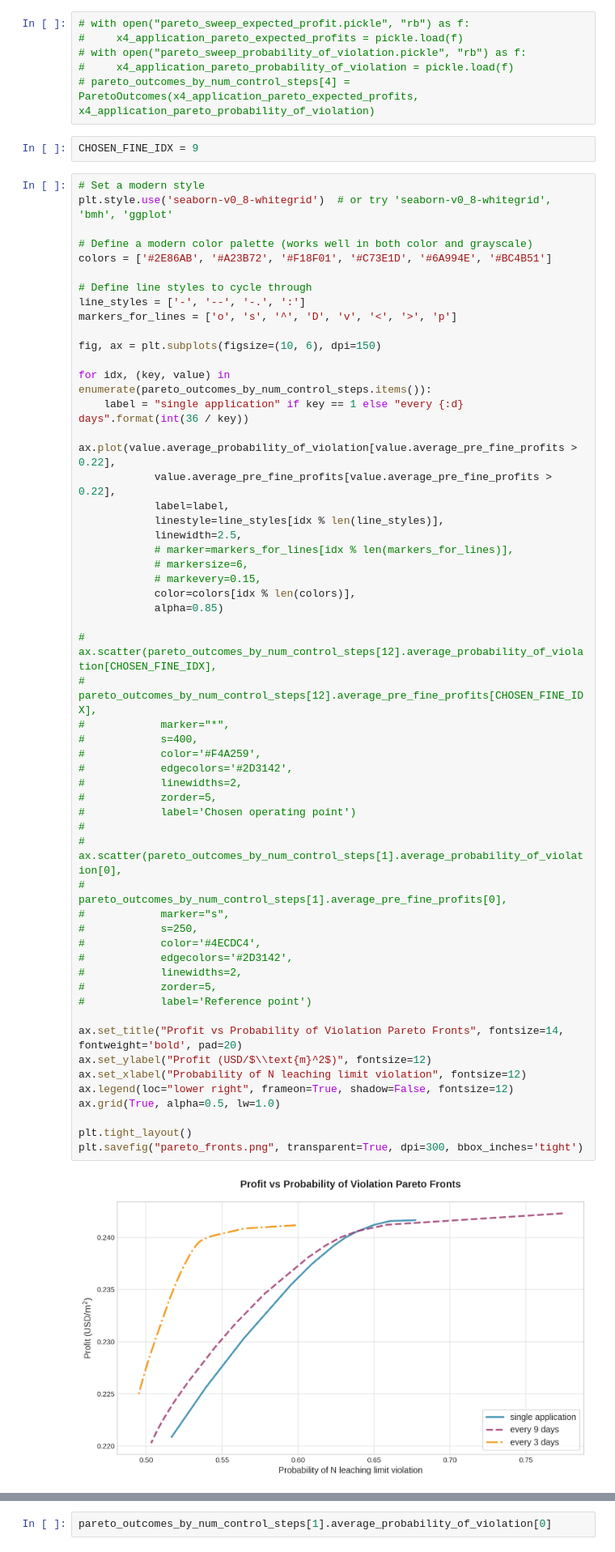
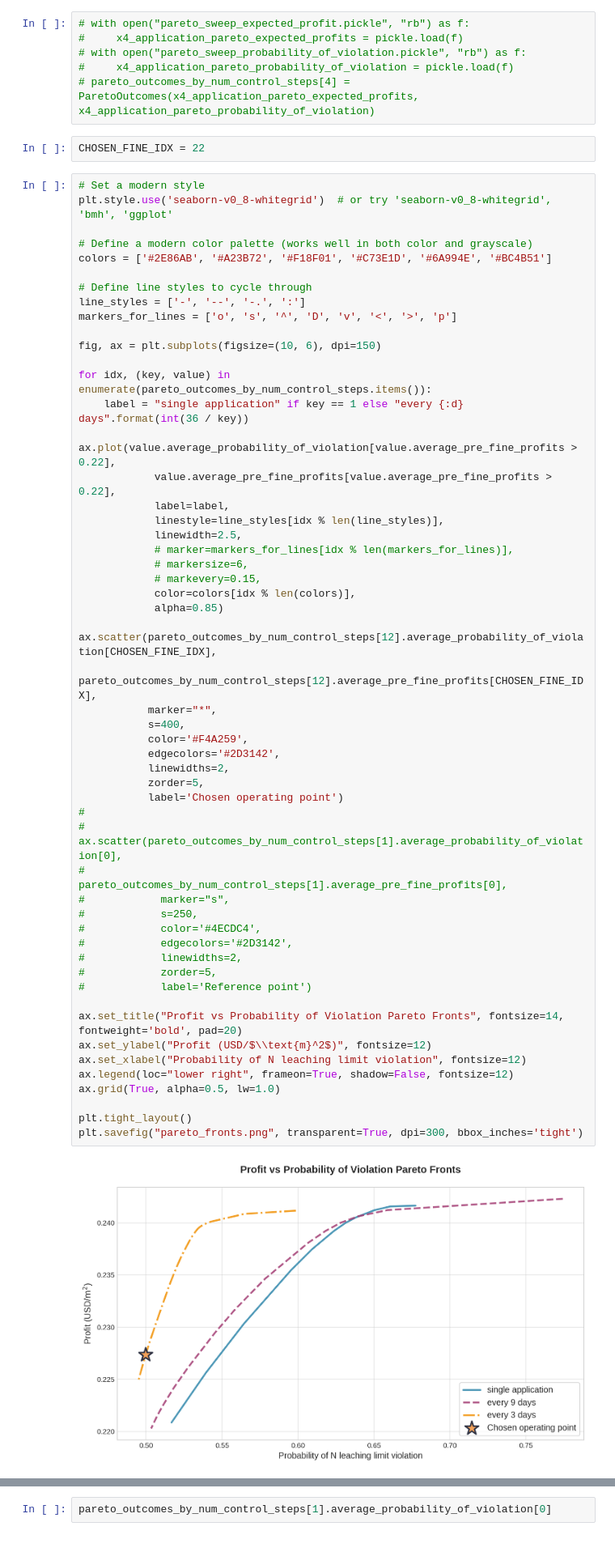
Before and after one commit to ryegleason/Optimal-Crop-Control, a Jupyter notebook: pareto_comparisons.ipynb, the cells around one changed output, grey strips where cells are left out. Shown at 81% size. Drawn from its saved outputs; the diff is of its cells as text.

```diff
--- a/pareto_comparisons.ipynb
+++ b/pareto_comparisons.ipynb
@@ -81,7 +81,7 @@ array([0.59851396, 0.56487898, 0.5426472 , 0.53865761, 0.53646813,
 #     x4_application_pareto_probability_of_violation = pickle.load(f)
 # pareto_outcomes_by_num_control_steps[4] = ParetoOutcomes(x4_application_pareto_expected_profits, x4_application_pareto_probability_of_violation)
 # %%
-CHOSEN_FINE_IDX = 9
+CHOSEN_FINE_IDX = 22
 # %%
 # Set a modern style
 plt.style.use('seaborn-v0_8-whitegrid')  # or try 'seaborn-v0_8-whitegrid', 'bmh', 'ggplot'
@@ -101,43 +101,43 @@ for idx, (key, value) in enumerate(pareto_outcomes_by_num_control_steps.items())
             value.average_pre_fine_profits[value.average_pre_fine_profits > 0.22],
             label=label,
             linestyle=line_styles[idx % len(line_styles)],
             linewidth=2.5,
             # marker=markers_for_lines[idx % len(markers_for_lines)],
             # markersize=6,
             # markevery=0.15,
             color=colors[idx % len(colors)],
             alpha=0.85)
 
-# ax.scatter(pareto_outcomes_by_num_control_steps[12].average_probability_of_violation[CHOSEN_FINE_IDX],
-#            pareto_outcomes_by_num_control_steps[12].average_pre_fine_profits[CHOSEN_FINE_IDX],
-#            marker="*",
-#            s=400,
-#            color='#F4A259',
-#            edgecolors='#2D3142',
-#            linewidths=2,
-#            zorder=5,
-#            label='Chosen operating point')
+ax.scatter(pareto_outcomes_by_num_control_steps[12].average_probability_of_violation[CHOSEN_FINE_IDX],
+           pareto_outcomes_by_num_control_steps[12].average_pre_fine_profits[CHOSEN_FINE_IDX],
+           marker="*",
+           s=400,
+           color='#F4A259',
+           edgecolors='#2D3142',
+           linewidths=2,
+           zorder=5,
+           label='Chosen operating point')
 #
 # ax.scatter(pareto_outcomes_by_num_control_steps[1].average_probability_of_violation[0],
 #            pareto_outcomes_by_num_control_steps[1].average_pre_fine_profits[0],
 #            marker="s",
 #            s=250,
 #            color='#4ECDC4',
 #            edgecolors='#2D3142',
 #            linewidths=2,
 #            zorder=5,
 #            label='Reference point')
 
 ax.set_title("Profit vs Probability of Violation Pareto Fronts", fontsize=14, fontweight='bold', pad=20)
 ax.set_ylabel("Profit (USD/$\\text{m}^2$)", fontsize=12)
 ax.set_xlabel("Probability of N leaching limit violation", fontsize=12)
 ax.legend(loc="lower right", frameon=True, shadow=False, fontsize=12)
 ax.grid(True, alpha=0.5, lw=1.0)
 
 plt.tight_layout()
 plt.savefig("pareto_fronts.png", transparent=True, dpi=300, bbox_inches='tight')
 # %% [output]
-[figure, old version]
+[figure, new version]
 # %%
 for i in range(len(leaching_penalties_USD_per_m2) - 1):
     if (pareto_outcomes_by_num_control_steps[4].average_probability_of_violation[i] > pareto_outcomes_by_num_control_steps[4].average_probability_of_violation[i + 1]) and (pareto_outcomes_by_num_control_steps[4].average_pre_fine_profits[i] < pareto_outcomes_by_num_control_steps[4].average_pre_fine_profits[i + 1]):
```
Also changed, not shown: parts of 6 cells of this notebook, 6 other files.
